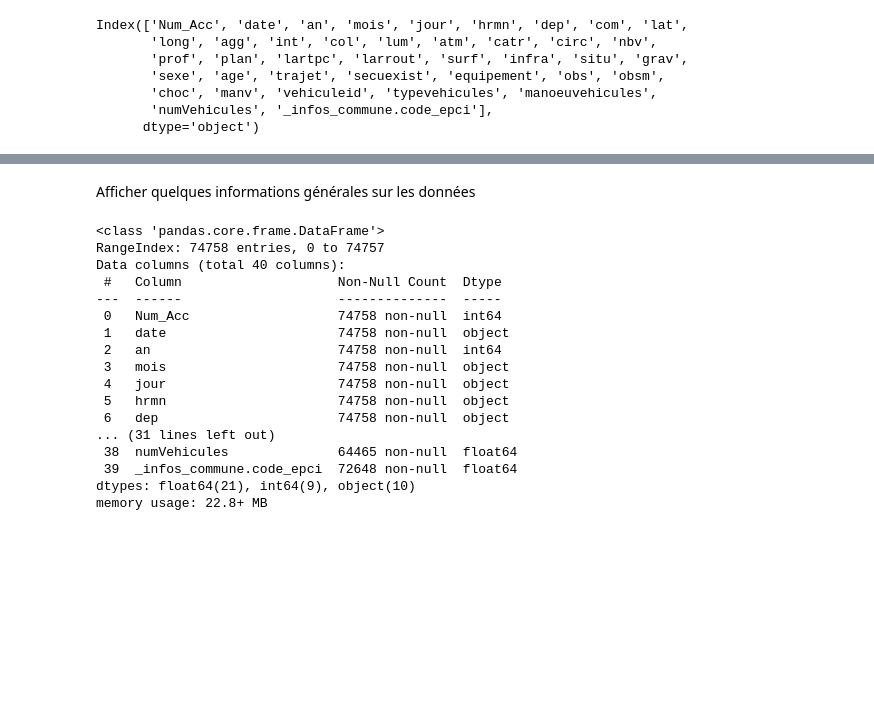
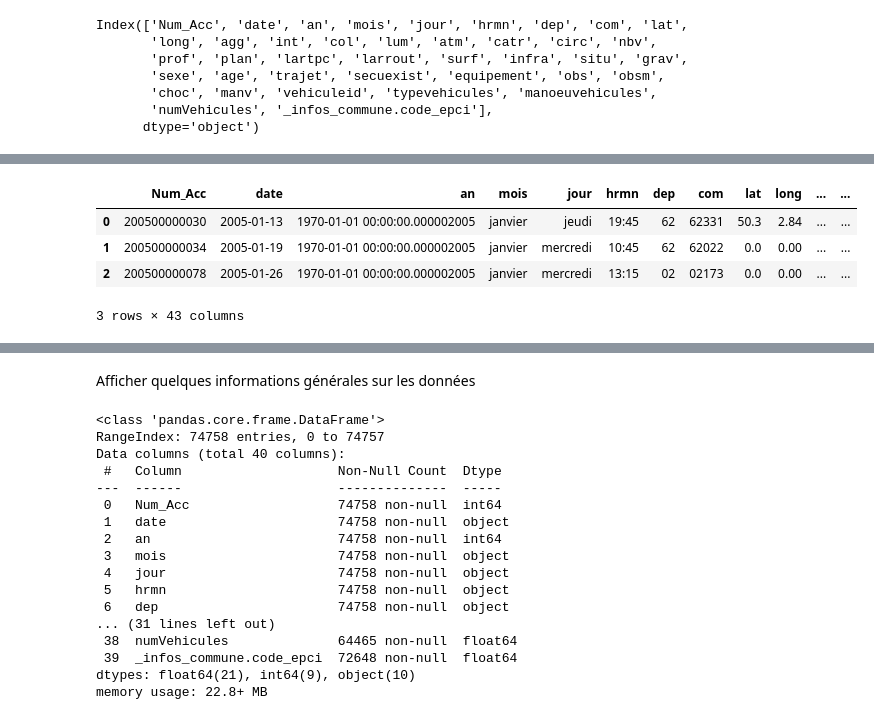
Before and after one commit to adeligny/bicycle_accident, a Jupyter notebook: notebook/eda.ipynb, the cells around one changed output, grey strips where cells are left out. Drawn from its saved outputs; the diff is of its cells as text; code cells hidden in the pictures; blank space fills up the shorter version.

```diff
--- a/notebook/eda.ipynb
+++ b/notebook/eda.ipynb
@@ -56,0 +86,9 @@ df.tail(5).round(2)
+# %%
+# Afficher les 3 premières lignes
+df.head(3).round(2)
+# %% [output]
+|  | Num_Acc | date | an | mois | jour | hrmn | dep | com | lat | long | ... | ... |
+| 0 | 200500000030 | 2005-01-13 | 1970-01-01 00:00:00.000002005 | janvier | jeudi | 19:45 | 62 | 62331 | 50.3 | 2.84 | ... | ... |
+| 1 | 200500000034 | 2005-01-19 | 1970-01-01 00:00:00.000002005 | janvier | mercredi | 10:45 | 62 | 62022 | 0.0 | 0.00 | ... | ... |
+| 2 | 200500000078 | 2005-01-26 | 1970-01-01 00:00:00.000002005 | janvier | mercredi | 13:15 | 02 | 02173 | 0.0 | 0.00 | ... | ... |
+3 rows × 43 columns
```
Also changed, not shown: parts of 11 cells of this notebook.
